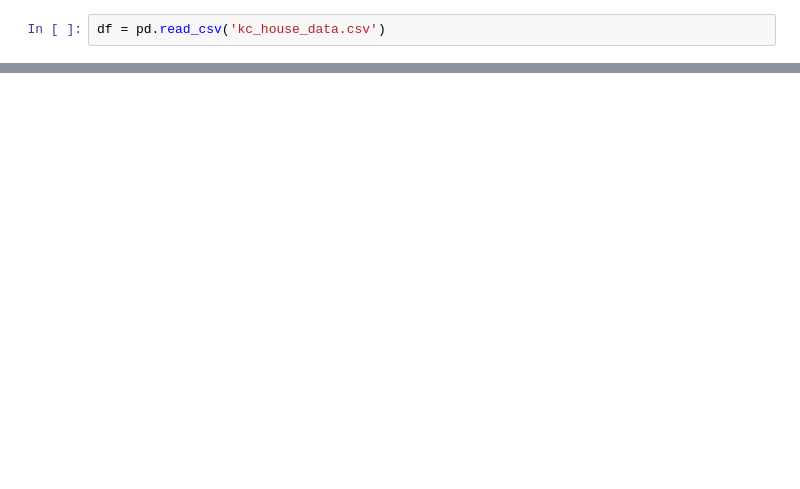
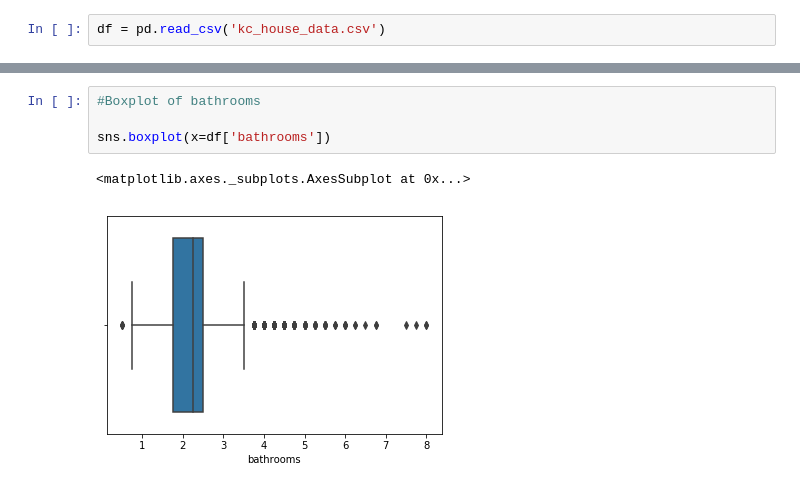
Before and after one commit to ArmanHasAPython/dsc-mod-2-project-v2-1, a Jupyter notebook: index.ipynb, the cells around one changed output, grey strips where cells are left out. Drawn from its saved outputs; the diff is of its cells as text; blank space fills up the shorter version.

```diff
--- a/index.ipynb
+++ b/index.ipynb
@@ -125,0 +195,7 @@ df
+# %%
+#Boxplot of bathrooms
+
+sns.boxplot(x=df['bathrooms'])
+# %% [output]
+<matplotlib.axes._subplots.AxesSubplot at 0x...>
+[figure, added]
```
Also changed, not shown: parts of 45 cells of this notebook.
